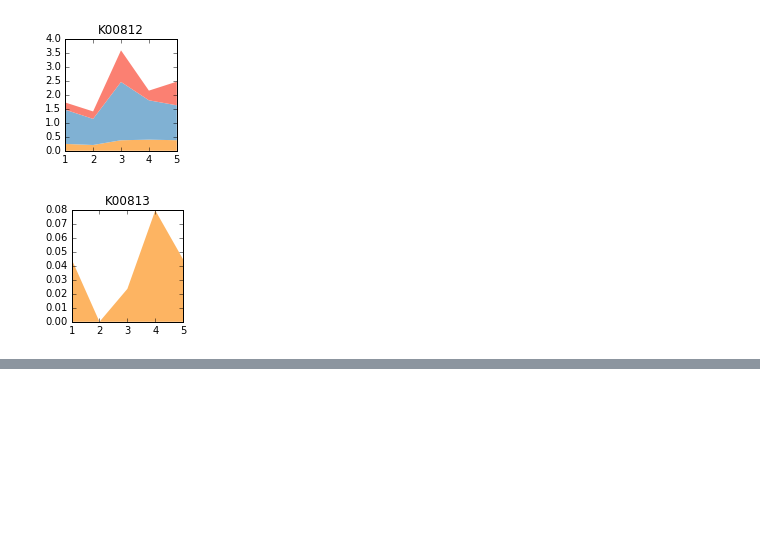
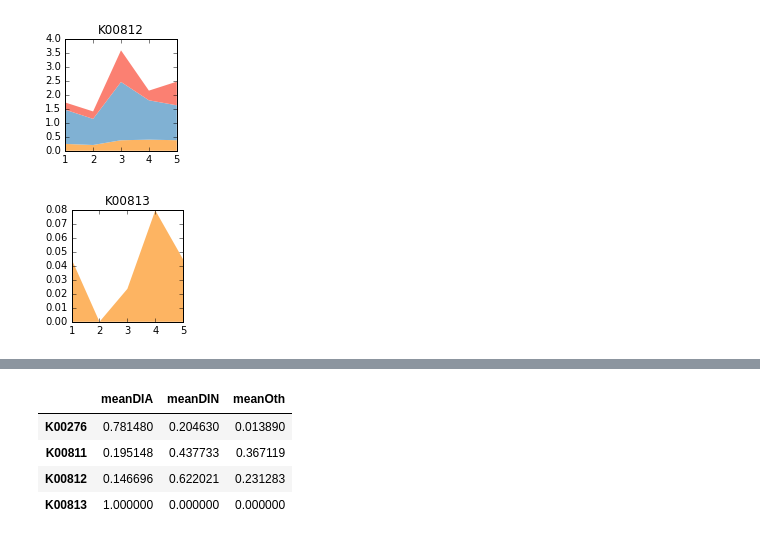
Before and after one commit to KujawinskiLaboratory/NB_Distribution, a Jupyter notebook: Linking CO and KOs.combined.ipynb, the cells around one changed output, grey strips where cells are left out. Saved outputs shown, nothing was run; the diff lists cells and outputs as text; code cells hidden in the pictures; blank space fills up the shorter version.

```diff
--- a/Linking CO and KOs.combined.ipynb
+++ b/Linking CO and KOs.combined.ipynb
@@ -692,0 +778,8 @@ plotMultipleEC('K00811')
+# %%
+onePathway.head(4)
+# %% [output]
+|  | meanDIA | meanDIN | meanOth |
+| K00276 | 0.781480 | 0.204630 | 0.013890 |
+| K00811 | 0.195148 | 0.437733 | 0.367119 |
+| K00812 | 0.146696 | 0.622021 | 0.231283 |
+| K00813 | 1.000000 | 0.000000 | 0.000000 |
```
Also changed, not shown: parts of 16 cells of this notebook, 2 other files.
